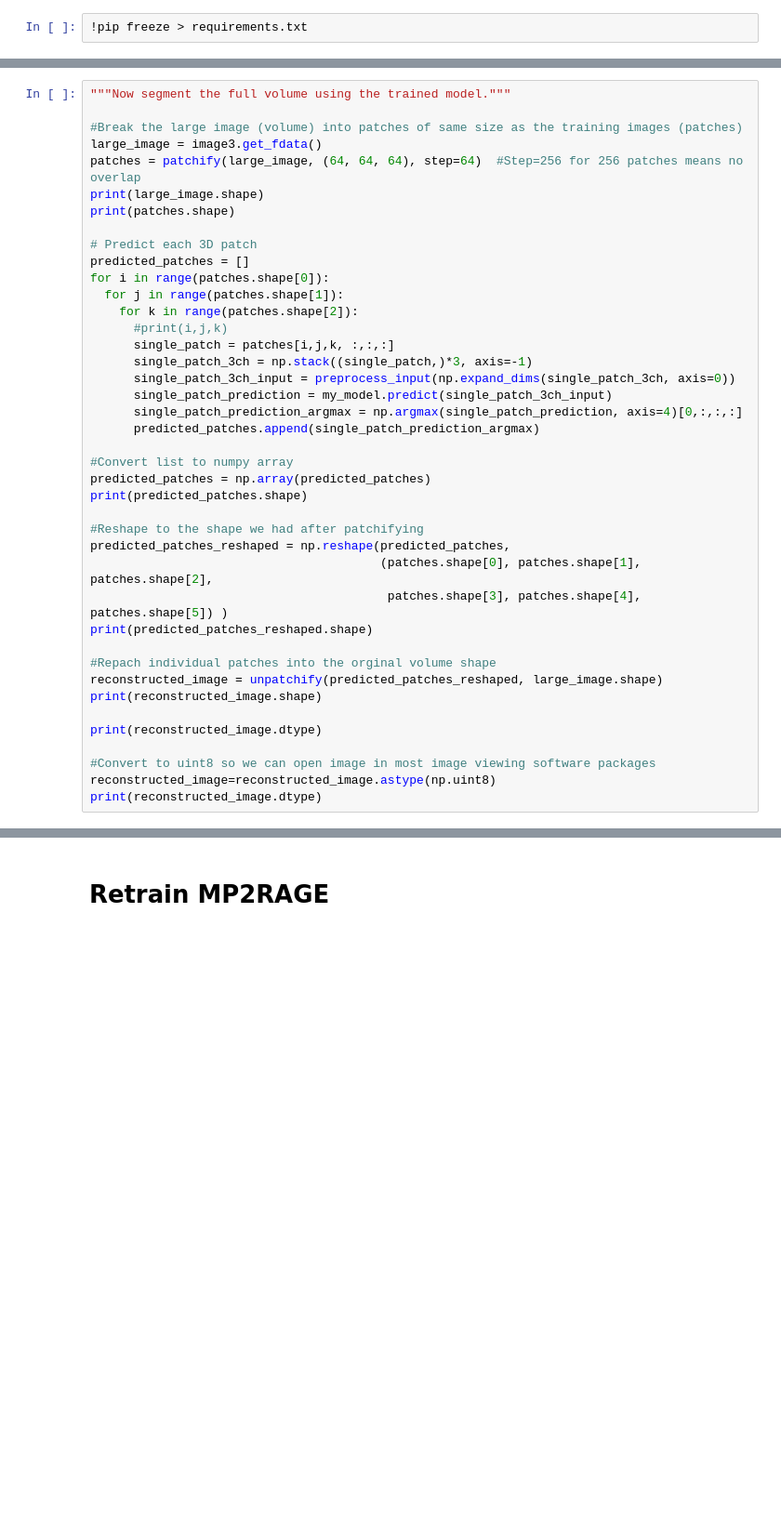
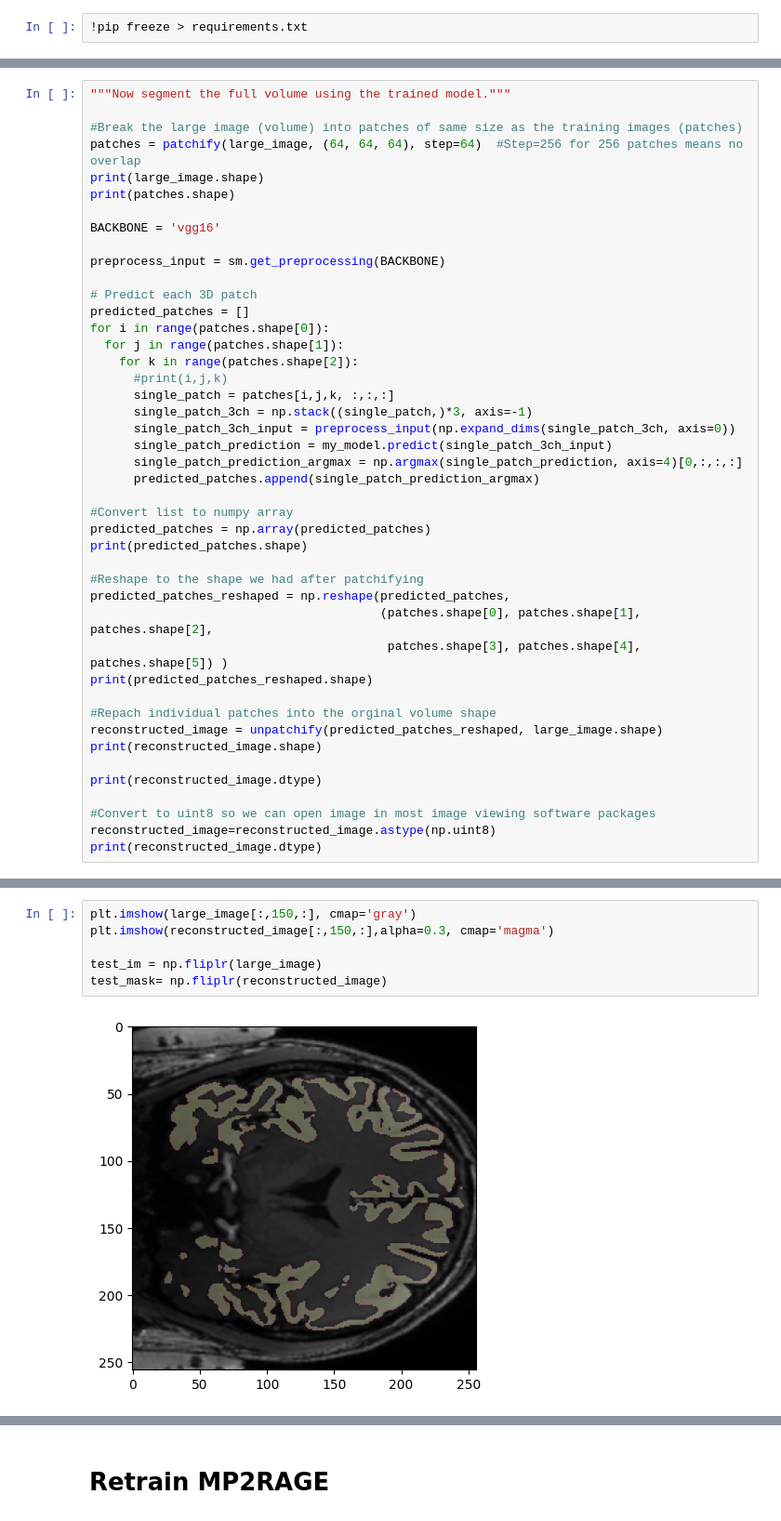
Before and after one commit to mattvamoe/7T-MRI-segmentation, a Jupyter notebook: 7T_GMSEG.ipynb, the cells around one changed output, grey strips where cells are left out. Shown at 93% size. Saved outputs shown, nothing was run; the diff lists cells and outputs as text; blank space fills up the shorter version.

```diff
--- a/7T_GMSEG.ipynb
+++ b/7T_GMSEG.ipynb
@@ -314,10 +340,13 @@ plt.show()
 """Now segment the full volume using the trained model."""
 
 #Break the large image (volume) into patches of same size as the training images (patches)
-large_image = image3.get_fdata()
 patches = patchify(large_image, (64, 64, 64), step=64)  #Step=256 for 256 patches means no overlap
 print(large_image.shape)
 print(patches.shape)
+
+BACKBONE = 'vgg16'
+
+preprocess_input = sm.get_preprocessing(BACKBONE)
 
 # Predict each 3D patch
 predicted_patches = []
@@ -370,2 +399,10 @@ print(reconstructed_image.dtype)
 int64
 uint8
+# %%
+plt.imshow(large_image[:,150,:], cmap='gray')
+plt.imshow(reconstructed_image[:,150,:],alpha=0.3, cmap='magma')
+
+test_im = np.fliplr(large_image)
+test_mask= np.fliplr(reconstructed_image)
+# %% [output]
+[figure, added]
```
Also changed, not shown: parts of 37 cells of this notebook.
